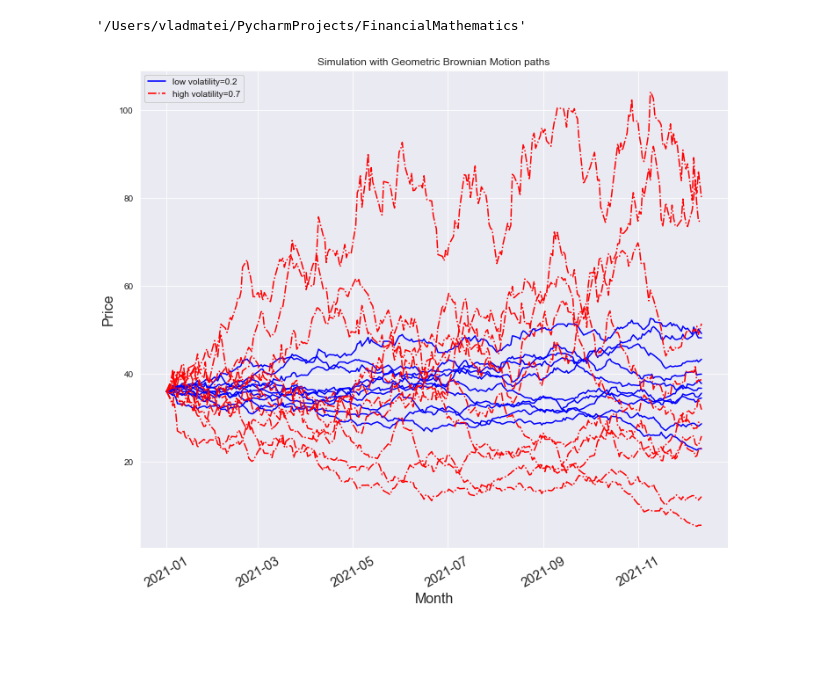
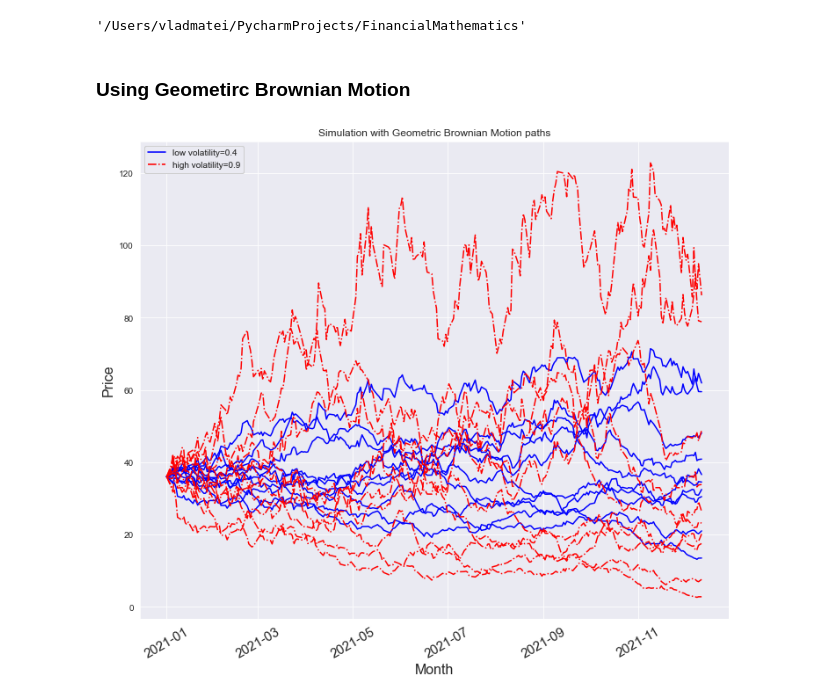
Before and after one commit to vmatei2/FinancialMathematics, a Jupyter notebook: notebooks/asset_pricing_and_simulation_class.ipynb, the cells around one changed output. Saved outputs shown, nothing was run; the diff lists cells and outputs as text; code cells hidden in the pictures; blank space fills up the shorter version.

```diff
--- a/notebooks/asset_pricing_and_simulation_class.ipynb
+++ b/notebooks/asset_pricing_and_simulation_class.ipynb
@@ -80,40 +80,42 @@ from classes.constant_short_rate import constantShortRate
 from classes.simulation_class import marketEnvironment
 from classes.simulation_class import geometricBrownianMotion
 import datetime as dt
+# %% [markdown]
+### Using Geometirc Brownian Motion
 # %%
 me_gbm = marketEnvironment('me_gbm', dt.datetime(2021, 1, 1))
 
 me_gbm.add_constant('initial_value', 36)
-low_volatility = 0.2
+low_volatility = 0.4
 me_gbm.add_constant('volatility', low_volatility)
 me_gbm.add_constant('final_date', dt.datetime(2021, 12, 12))
 me_gbm.add_constant('currency', 'USD')
 me_gbm.add_constant('frequency', 'B')
 me_gbm.add_constant('paths', 10000)
 
 csr = constantShortRate('csr', 0.06)
 me_gbm.add_curve('discount_curve', csr)
 
 # instantiate a model simulation object to work with
 gbm = geometricBrownianMotion('gbm', me_gbm)
 gbm.generate_time_grid()
 
 paths_1 = gbm.get_instrument_values()
 
-higher_volatility = 0.7
+higher_volatility = 0.9
 gbm.update(volatility=higher_volatility)
 paths_2 = gbm.get_instrument_values()
 
 plt.figure(figsize=(12, 10))
 p1 = plt.plot(gbm.time_grid, paths_1[:, :10], 'b')
 p2 = plt.plot(gbm.time_grid, paths_2[:, :10], 'r-.')
 l1 = plt.legend([p1[0], p2[0]],
                 ['low volatility=' +str(low_volatility), 'high volatility='+str(higher_volatility)], loc=2)
 plt.gca().add_artist(l1)
 plt.xticks(rotation=30, fontsize=15)
 plt.title("Simulation with Geometric Brownian Motion paths")
 plt.xlabel("Month", fontsize=16)
 plt.ylabel("Price", fontsize=16)
 plt.show()
 # %% [output]
-[figure, old version]
+[figure, new version]
```
Also changed, not shown: parts of 1 cell of this notebook, 2 other files.
